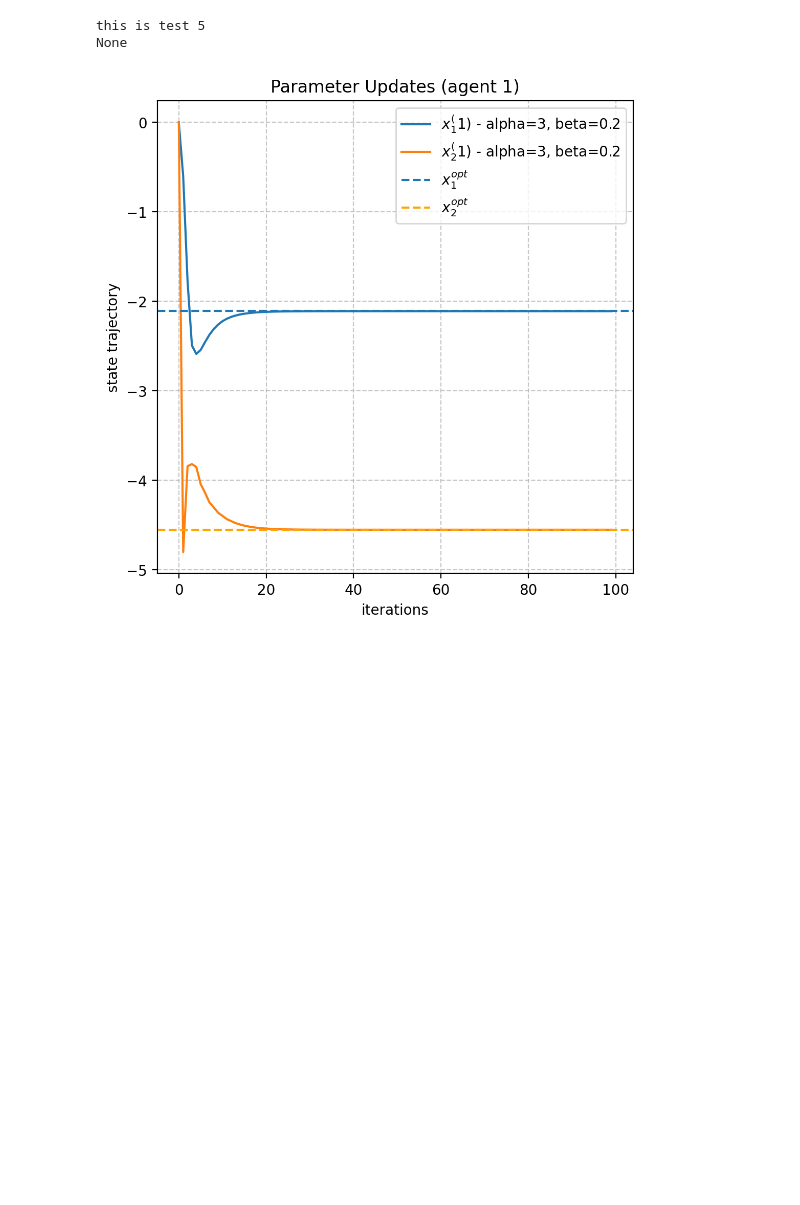
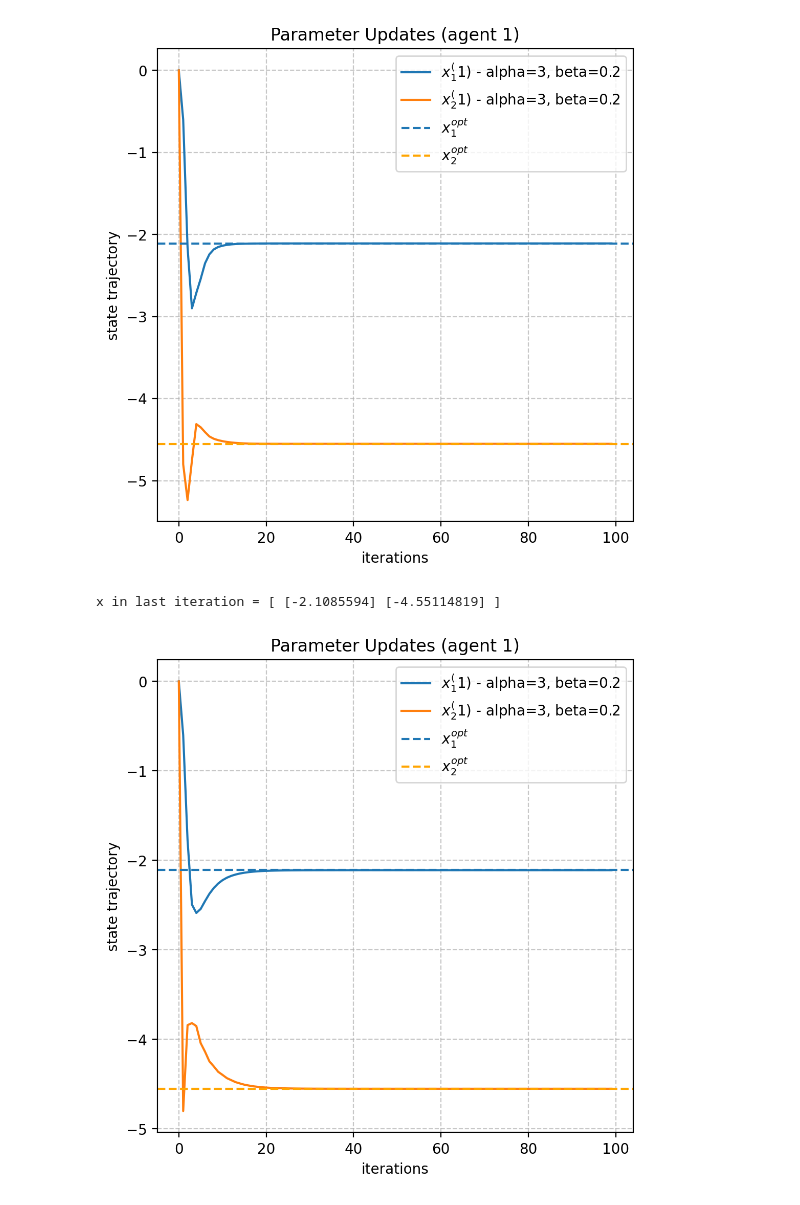
Before and after one commit to AndreiLix/FrODO, a Jupyter notebook: FOLDER_code/gridsearch_16Feb2024.ipynb, the cells around one changed output. Drawn from its saved outputs; the diff is of its cells as text; code cells hidden in the pictures; blank space fills up the shorter version.

```diff
--- a/FOLDER_code/gridsearch_16Feb2024.ipynb
+++ b/FOLDER_code/gridsearch_16Feb2024.ipynb
@@ -1,14 +1,13 @@
 # %%
 from comdo import utils
-print(utils.test1())
 
-# alphas = [3]     # going alpha < 3 solves the shimmering, but still doesn't converge to optimum
+alphas = [3]     # going alpha < 3 solves the shimmering, but still doesn't converge to optimum
 
-# betas = [0.2]
-# utils.plot_streamlined(alphas, betas, n_iterations=100, step_version= "step_sequential")
+betas = [0.2] # beta = 0.2 achieves convergence within 6 decimal places in 10 iterations
+utils.plot_streamlined(alphas, betas, n_iterations=100, step_version= "step_sequential")
 # %% [output]
+[figure, added]
-this is test 5
-None
+x in last iteration = [ [-2.1085594] [-4.55114819] ]
 # %%
 from comdo import utils
 
```
Also changed, not shown: 2 other files.
